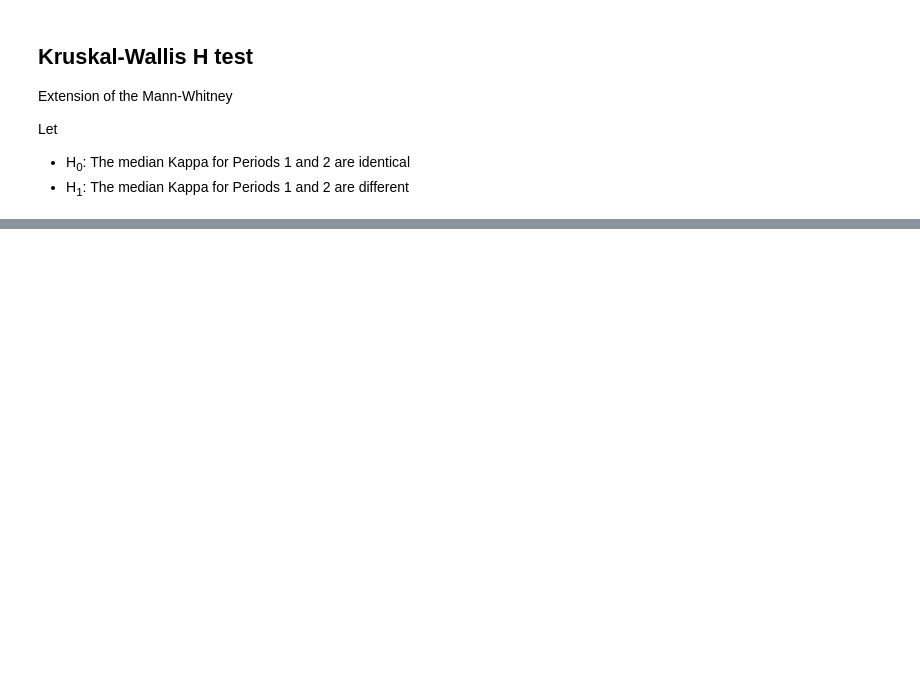
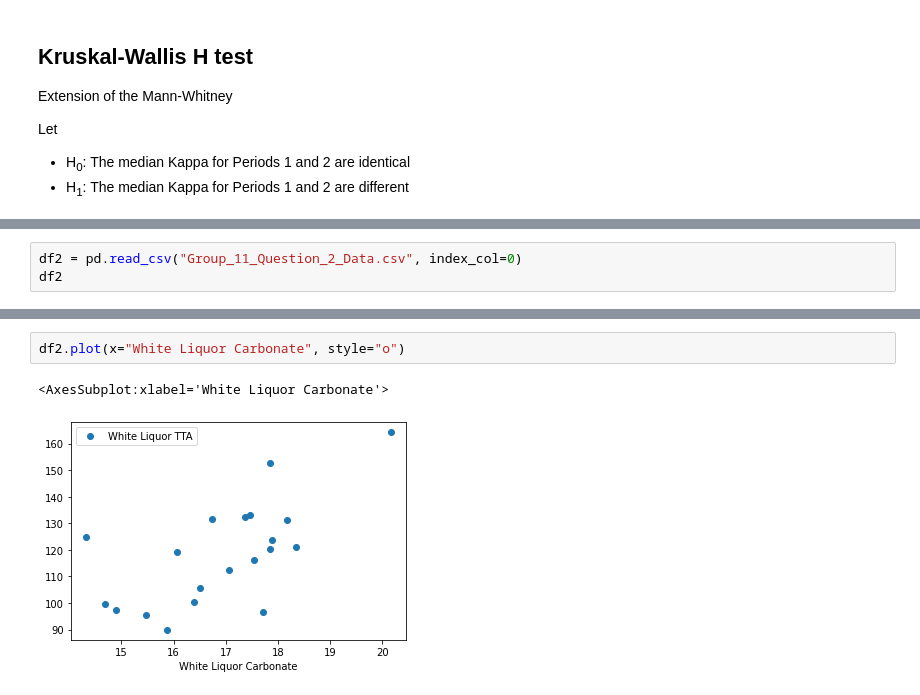
Before and after one commit to E-Lombo/che223-statistics, a Jupyter notebook: Assignment 2/data.ipynb, the cells around one changed output, grey strips where cells are left out. Saved outputs shown, nothing was run; the diff lists cells and outputs as text; blank space fills up the shorter version.

Commit message:
question 2 data

```diff
--- a/Assignment 2/data.ipynb
+++ b/Assignment 2/data.ipynb
@@ -132,0 +142,3 @@ Reject null hypothesis >> The median Kappa for Periods 1 and 2 are different
+# %%
+df2 = pd.read_csv("Group_11_Question_2_Data.csv", index_col=0)
+df2
@@ -132,0 +163,5 @@ Reject null hypothesis >> The median Kappa for Periods 1 and 2 are different
+# %%
+df2.plot(x="White Liquor Carbonate", style="o")
+# %% [output]
+<AxesSubplot:xlabel='White Liquor Carbonate'>
+[figure, added]
```
Also changed, not shown: parts of 13 cells of this notebook, 1 other file.
